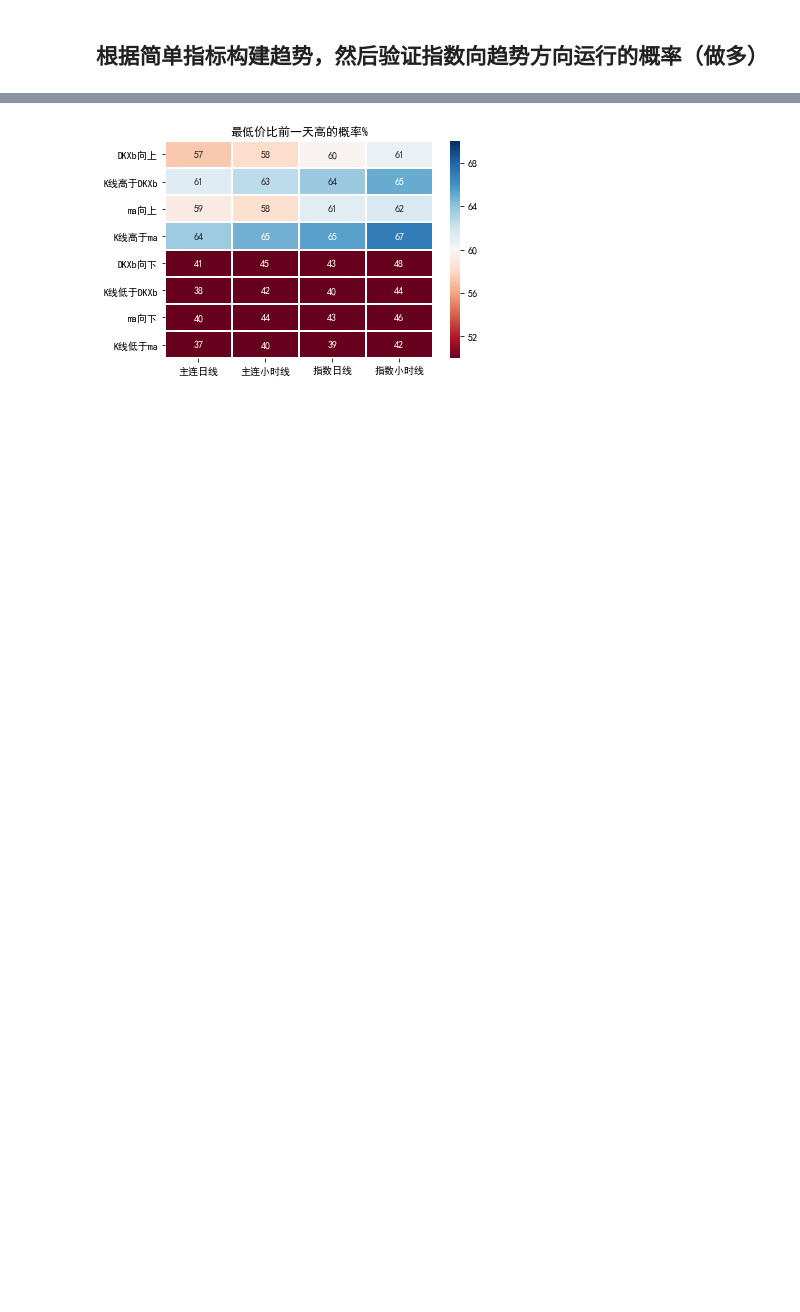
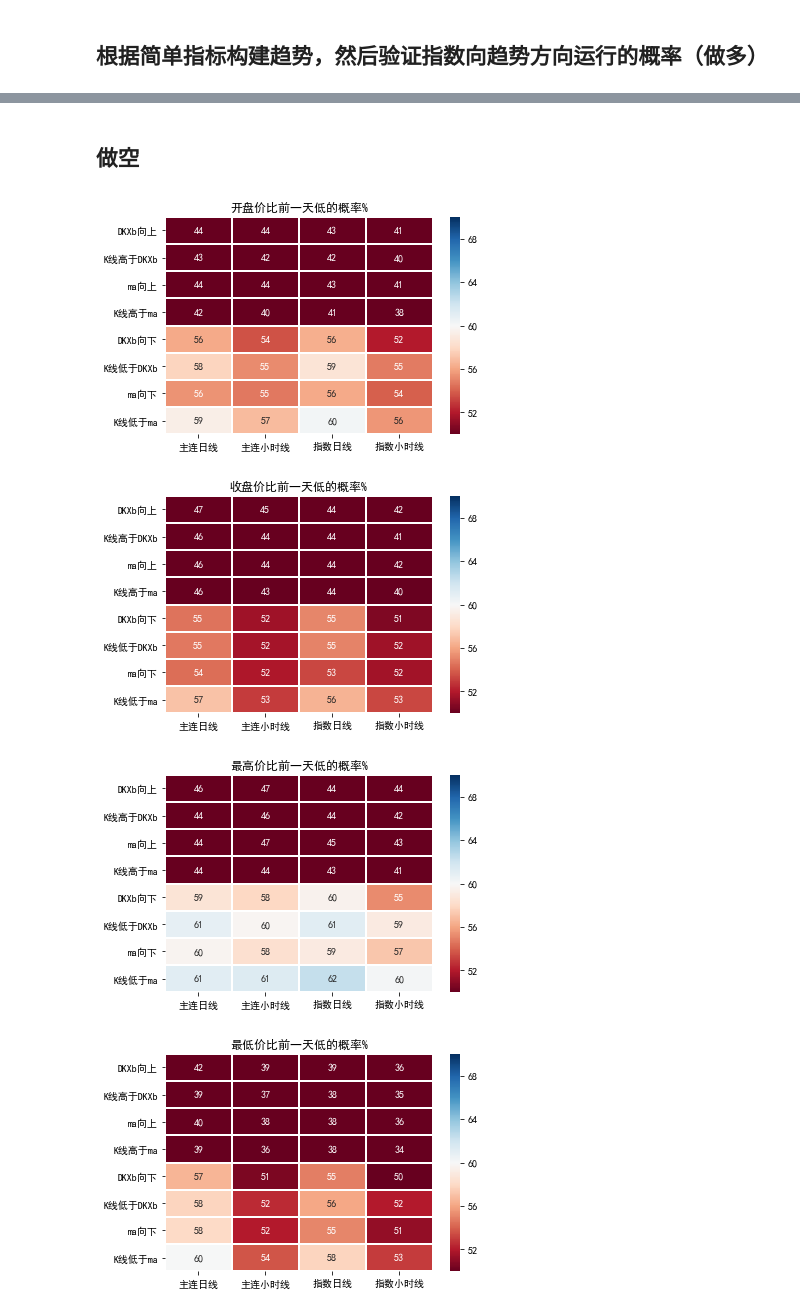
Before and after one commit to wzgdavid/ana, a Jupyter notebook: report/DKX_MA_趋势概率.ipynb, the cells around one changed output, grey strips where cells are left out. Cells and saved outputs as stored; diff of their text form; code cells hidden in the pictures; blank space fills up the shorter version.

```diff
--- a/report/DKX_MA_趋势概率.ipynb
+++ b/report/DKX_MA_趋势概率.ipynb
@@ -124,11 +148,46 @@ plt.show()
-# %%
-plt.rcParams['font.sans-serif'] = ['SimHei']
-plt.title('最低价比前一天高的概率%')
-dfl = dfl.astype(float)
-ax = sns.heatmap(dfl, center=60, linewidths=1,
-                 cmap="RdBu", vmin=50, vmax=70, annot=True)
-ax.set_xticklabels(ax.xaxis.get_majorticklabels(), rotation=0)
-ax.set_yticklabels(ax.yaxis.get_majorticklabels(), rotation=0)
-plt.show()
-# %% [output]
-[figure, removed]
+# %% [markdown]
+## 做空
+# %%
+# 显示结果的函数  做空
+def result_sell(df):
+    '''df is dataframe'''
+    df['c_down'] = np.where( df.c < df.c.shift(1), 1, 0 )
+    gailvc = np.round(df.c_down.sum()/df.shape[0], 3) * 100
+    gailvc = str(gailvc)[:4]
+
+    df['l_down'] = np.where( df.l < df.l.shift(1), 1, 0 )
+    gailvl = round(df.l_down.sum()/df.shape[0], 3) * 100
+    gailvl = str(gailvl)[:4]
+
+    df['o_down'] = np.where( df.o < df.o.shift(1), 1, 0 )
+    gailvo = round(df.o_down.sum()/df.shape[0], 3) * 100
+    gailvo = str(gailvo)[:4]
+
+    df['h_down'] = np.where( df.h < df.h.shift(1), 1, 0 )
+    gailvh = round(df.h_down.sum()/df.shape[0], 3) * 100
+    gailvh = str(gailvh)[:4]
+    return gailvo, gailvc, gailvh, gailvl
+
+# 收盘价各种情况比较
+dfc = pd.DataFrame(index=index, columns=columns)
+# 最低价各种情况比较
+dfl = pd.DataFrame(index=index, columns=columns)
+# 收盘价各种情况比较
+dfo = pd.DataFrame(index=index, columns=columns)
+# 最低价各种情况比较
+dfh = pd.DataFrame(index=index, columns=columns)
+
+process('zl', '主连日线', result_func=result_sell)
+process('zlh', '主连小时线', result_func=result_sell)
+process('zs', '指数日线', result_func=result_sell)
+process('zsh', '指数小时线', result_func=result_sell)
+
+plot_heatmap(dfo, '开盘价比前一天低的概率%')
+plot_heatmap(dfc, '收盘价比前一天低的概率%')
+plot_heatmap(dfh, '最高价比前一天低的概率%')
+plot_heatmap(dfl, '最低价比前一天低的概率%')
+# %% [output]
+[figure, added]
+[figure, added]
+[figure, added]
+[figure, added]
```
Also changed, not shown: parts of 4 cells of this notebook, 2 other files.
